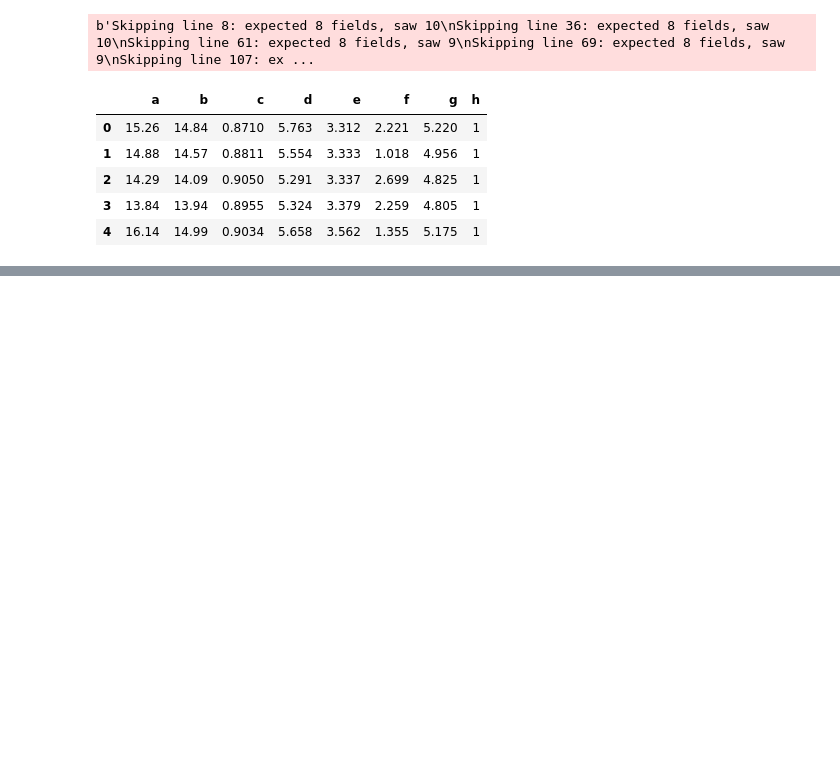
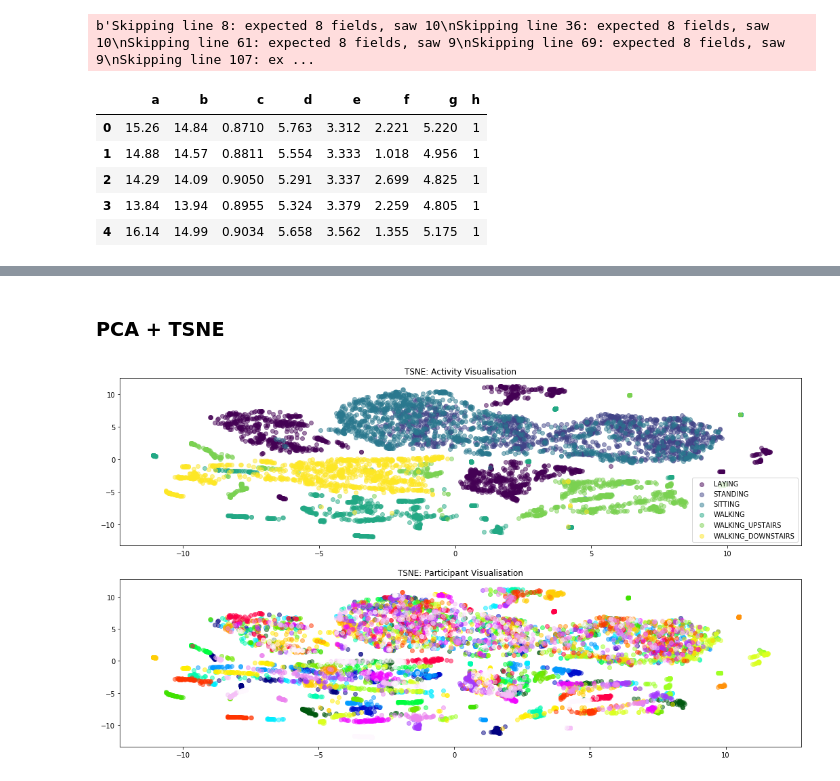
Before and after one commit to AvivNavon/mfml-project, a Jupyter notebook: mfml-vi.ipynb, the cells around one changed output, grey strips where cells are left out. Cells and saved outputs as stored; diff of their text form; code cells hidden in the pictures; blank space fills up the shorter version.

Commit message:
har data

```diff
--- a/mfml-vi.ipynb
+++ b/mfml-vi.ipynb
@@ -74,0 +103,4 @@ b'Skipping line 8: expected 8 fields, saw 10\nSkipping line 36: expected 8 field
+# %%
+har_train = pd.read_csv("data/har-train.csv")
+print(har_train.shape)
+har_train.head()
@@ -74,0 +116,51 @@ b'Skipping line 8: expected 8 fields, saw 10\nSkipping line 36: expected 8 field
+# %% [markdown]
+### PCA + TSNE
+# %%
+# remove subject, activity
+subject, activity = har_train.subject, har_train.Activity
+har_train.drop(columns=['subject', 'Activity'], inplace = True)
+# %%
+tsna_train = har_train.copy()
+pca = PCA(n_components=0.9, random_state=123)
+scl = StandardScaler()
+tsna_train = scl.fit_transform(tsna_train)
+tsna_train = pca.fit_transform(har_train)
+tsne = TSNE(random_state=123)
+tsna_train = tsne.fit_transform(tsna_train)
+# %%
+# Create subplots
+fig, axarr = plt.subplots(2, 1, figsize=(18,10))
+
+### Plot Activities
+# Get colors
+n = activity.unique().shape[0]
+colormap = get_cmap('viridis')
+colors = [rgb2hex(colormap(col)) for col in np.arange(0, 1.01, 1/(n-1))]
+
+label_counts = activity.value_counts()
+
+# Plot each activity
+for i, group in enumerate(label_counts.index):
+    # Mask to separate sets
+    mask = (activity==group).values
+    axarr[0].scatter(x=tsna_train[mask][:,0], y=tsna_train[mask][:,1], c=colors[i], alpha=0.5, label=group)
+axarr[0].set_title('TSNE: Activity Visualisation')
+axarr[0].legend()
+
+
+### Plot Subjects
+# Get colors
+n = subject.unique().shape[0]
+colormap = get_cmap('gist_ncar')
+colors = [rgb2hex(colormap(col)) for col in np.arange(0, 1.01, 1/(n-1))]
+
+# Plot each participant
+for i, group in enumerate(subject.unique()):
+    # Mask to separate sets
+    mask = (subject==group).values
+    axarr[1].scatter(x=tsna_train[mask][:,0], y=tsna_train[mask][:,1], c=colors[i], alpha=0.5, label=group)
+
+axarr[1].set_title('TSNE: Participant Visualisation')
+plt.show()
+# %% [output]
+[figure, added]
```
Also changed, not shown: parts of 8 cells of this notebook, 2 other files.
